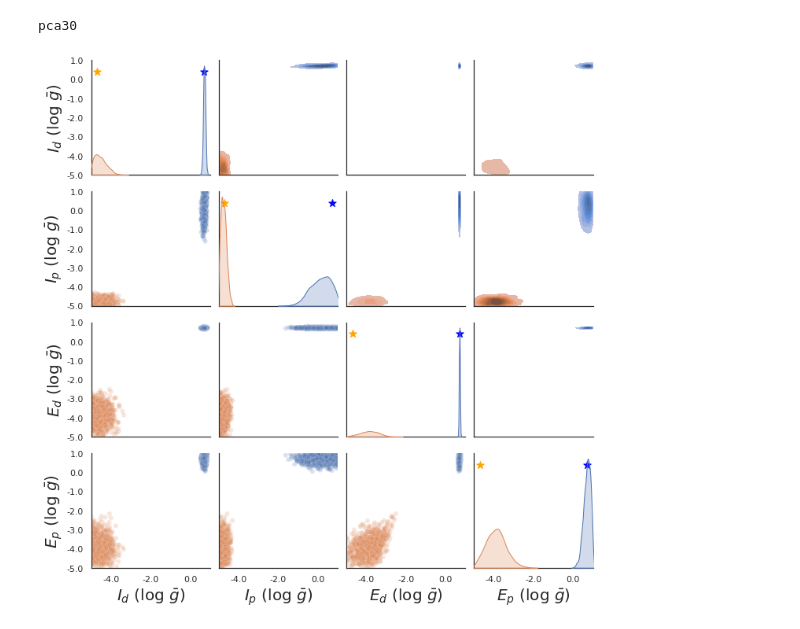
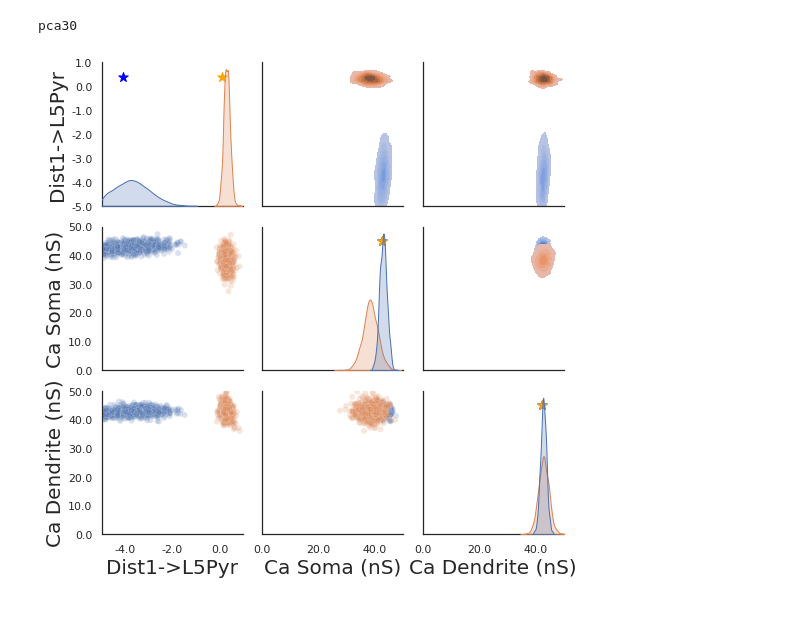
Before and after one commit to ntolley/hnn_sbi_sfn2022, a Jupyter notebook: notebooks/hnn_erp_posterior_compare.ipynb, the cells around one changed output. Drawn from its saved outputs; the diff is of its cells as text; code cells hidden in the pictures.

```diff
--- a/notebooks/hnn_erp_posterior_compare.ipynb
+++ b/notebooks/hnn_erp_posterior_compare.ipynb
@@ -17,6 +17,7 @@ from sbi import utils as sbi_utils
 import pandas as pd
 from sklearn.decomposition import PCA
 rng_seed = 123
+rng = np.random.default_rng(rng_seed)
 
 scale_factor = 60_000
 
@@ -43,7 +44,7 @@ window_samples = posterior_metadata['window_samples']
 net = jones_2009_model()
 
 simulator = partial(simulator_hnn, prior_dict=prior_dict, param_function=hnn_erp_param_function,
-                    network_model=net, tstop=tstop, return_objects=False)
+                    network_model=net, tstop=tstop, return_objects=True)
 # %%
 %matplotlib inline
 # Values on [0,1] mapped to range of bounds defined in prior_dict
@@ -98,0 +86,13 @@ Simulation time: 240.0 ms...
+# %%
+dpl_orig, theta_orig = np.load(f'{data_path}/sbi_sims/dpl_sbi.npy'), np.load(f'{data_path}/sbi_sims/theta_sbi.npy')
+dpl_orig = dpl_orig[:,window_samples[0]:window_samples[1]]
+spike_gids_orig = np.load(f'{data_path}/sbi_sims/spike_gids_sbi.npy', allow_pickle=True)
+
+raw_data_type = {'dpl': {'train': dpl_orig, 'cond': dpl_cond_list},
+                 'spike_gids': {'train': spike_gids_orig, 'cond': spike_gids_list},
+                 'dpl_spike_gids': {'train': {'dpl': dpl_orig, 'spike_gids': spike_gids_orig},
+                                    'cond': [{'dpl': dpl_cond_list[0], 'spike_gids': spike_gids_list[0]},
+                                             {'dpl': dpl_cond_list[1], 'spike_gids': spike_gids_list[1]}]}}
+
+#dpl_grid, theta_grid = np.load(f'{data_path}/sbi_sims/dpl_grid.npy'), np.load(f'{data_path}/sbi_sims/theta_grid.npy')
+#dpl_grid = dpl_grid[:,window_samples[0]:window_samples[1]]
@@ -226,10 +239,10 @@ Training neural network. Epochs trained:  3
 # %%
-feature_idx = 0
+feature_idx = 2
 print(input_type_list[feature_idx])
 
 labelsize=20
 
-param_labels = ['$I_d$ (log $\\bar{g}$)', '$I_p$ (log $\\bar{g}$)', '$E_d$ (log $\\bar{g}$)', '$E_p$ (log $\\bar{g}$)']
+param_labels = ['Dist1->L5Pyr', 'Ca Soma (nS)', 'Ca Dendrite (nS)']
 
 df = scatter_data_list[feature_idx]
 theta_cond_transformed_list = theta_data_list[feature_idx]
@@ -240,7 +253,7 @@ g.map_lower(sns.scatterplot, alpha=0.2)
 g.map_upper(sns.kdeplot, fill=True)
 g.map_diag(sns.kdeplot, fill=True)
 
-for idx in range(4):
+for idx in range(3):
     # Add space to visuzalize groundtruth tick marks at top
     y_diff = np.abs(all_bounds[idx][1] - all_bounds[idx][0])
 
@@ -253,10 +266,10 @@ for idx in range(4):
                             color='orange', marker='*', s=100)
 
     g.axes[idx,0].set_ylabel(param_labels[idx], fontsize=labelsize)
-    g.axes[3,idx].set_xlabel(param_labels[idx], fontsize=labelsize)
+    g.axes[2,idx].set_xlabel(param_labels[idx], fontsize=labelsize)
 
-for idx1 in range(4):
-    for idx2 in range(4):
+for idx1 in range(3):
+    for idx2 in range(3):
         if g.axes[idx1, idx2] != None:
             g.axes[idx1, idx2].yaxis.set_major_formatter(FormatStrFormatter('%.1f'))
             g.axes[idx1, idx2].xaxis.set_major_formatter(FormatStrFormatter('%.1f'))
@@ -271,39 +284,39 @@ print(input_type_list[feature_idx])
 
 labelsize=20
 
-param_labels = ['$I_d$ (log $\\bar{g}$)', '$I_p$ (log $\\bar{g}$)', '$E_d$ (log $\\bar{g}$)', '$E_p$ (log $\\bar{g}$)']
+param_labels = ['Dist1->L5Pyr', 'Ca Soma (nS)', 'Ca Dendrite (nS)']
 
 df = scatter_data_list[feature_idx]
 theta_cond_transformed_list = theta_data_list[feature_idx]
 
 all_bounds = [param_dict['bounds'] for param_dict in prior_dict.values()]
 g = sns.PairGrid(df, hue='cond_name', diag_sharey=False, corner=False)
 g.map_lower(sns.scatterplot, alpha=0.2)
 g.map_upper(sns.kdeplot, fill=True)
 g.map_diag(sns.kdeplot, fill=True)
 
-for idx in range(4):
+for idx in range(3):
     # Add space to visuzalize groundtruth tick marks at top
     y_diff = np.abs(all_bounds[idx][1] - all_bounds[idx][0])
 
     g.axes[idx, idx].set_xlim(all_bounds[idx])
     g.axes[idx, idx].set_ylim(all_bounds[idx])
 
     g.axes[idx,idx].scatter(theta_cond_transformed_list[0][idx], all_bounds[idx][1] - y_diff*0.1,
                             color='blue', marker='*', s=100)
     g.axes[idx,idx].scatter(theta_cond_transformed_list[1][idx], all_bounds[idx][1] - y_diff*0.1,
                             color='orange', marker='*', s=100)
 
     g.axes[idx,0].set_ylabel(param_labels[idx], fontsize=labelsize)
-    g.axes[3,idx].set_xlabel(param_labels[idx], fontsize=labelsize)
+    g.axes[2,idx].set_xlabel(param_labels[idx], fontsize=labelsize)
 
-for idx1 in range(4):
-    for idx2 in range(4):
+for idx1 in range(3):
+    for idx2 in range(3):
         if g.axes[idx1, idx2] != None:
             g.axes[idx1, idx2].yaxis.set_major_formatter(FormatStrFormatter('%.1f'))
             g.axes[idx1, idx2].xaxis.set_major_formatter(FormatStrFormatter('%.1f'))
 plt.tight_layout()
 #plt.savefig('hnn_erp_posterior_compare.svg')
 # %% [output]
 pca30
-[figure, old version]
+[figure, new version]
```
Also changed, not shown: parts of 7 cells of this notebook, 5 other files.
